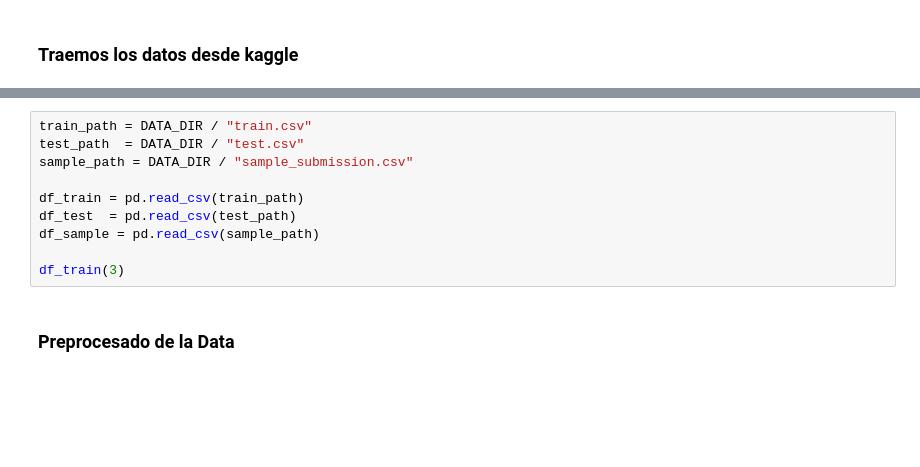
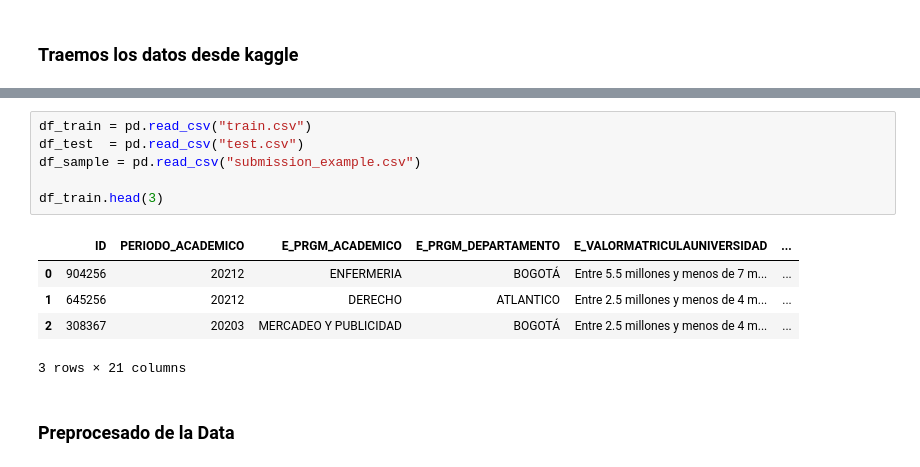
Before and after one commit to Lanza11/Kaggle_ai4eng_udea_2025-2, a Jupyter notebook: 03 - modelo_LogisticRegression.ipynb, the cells around one changed output, grey strips where cells are left out. Saved outputs shown, nothing was run; the diff lists cells and outputs as text; blank space fills up the shorter version.

```diff
--- a/03 - modelo_LogisticRegression.ipynb
+++ b/03 - modelo_LogisticRegression.ipynb
@@ -30,13 +37,15 @@ assert user and key, "Faltan los secretos KAGGLE_USERNAME/KAGGLE_KEY"
 # %%
-train_path = DATA_DIR / "train.csv"
-test_path  = DATA_DIR / "test.csv"
-sample_path = DATA_DIR / "sample_submission.csv"
+df_train = pd.read_csv("train.csv")
+df_test  = pd.read_csv("test.csv")
+df_sample = pd.read_csv("submission_example.csv")
 
-df_train = pd.read_csv(train_path)
-df_test  = pd.read_csv(test_path)
-df_sample = pd.read_csv(sample_path)
-
-df_train(3)
+df_train.head(3)
+# %% [output]
+|  | ID | PERIODO_ACADEMICO | E_PRGM_ACADEMICO | E_PRGM_DEPARTAMENTO | E_VALORMATRICULAUNIVERSIDAD | ... |
+| 0 | 904256 | 20212 | ENFERMERIA | BOGOTÁ | Entre 5.5 millones y menos de 7 m... | ... |
+| 1 | 645256 | 20212 | DERECHO | ATLANTICO | Entre 2.5 millones y menos de 4 m... | ... |
+| 2 | 308367 | 20203 | MERCADEO Y PUBLICIDAD | BOGOTÁ | Entre 2.5 millones y menos de 4 m... | ... |
+3 rows × 21 columns
 # %% [markdown]
 ### Preprocesado de la Data
 # %% [markdown]
```
Also changed, not shown: parts of 6 cells of this notebook.
